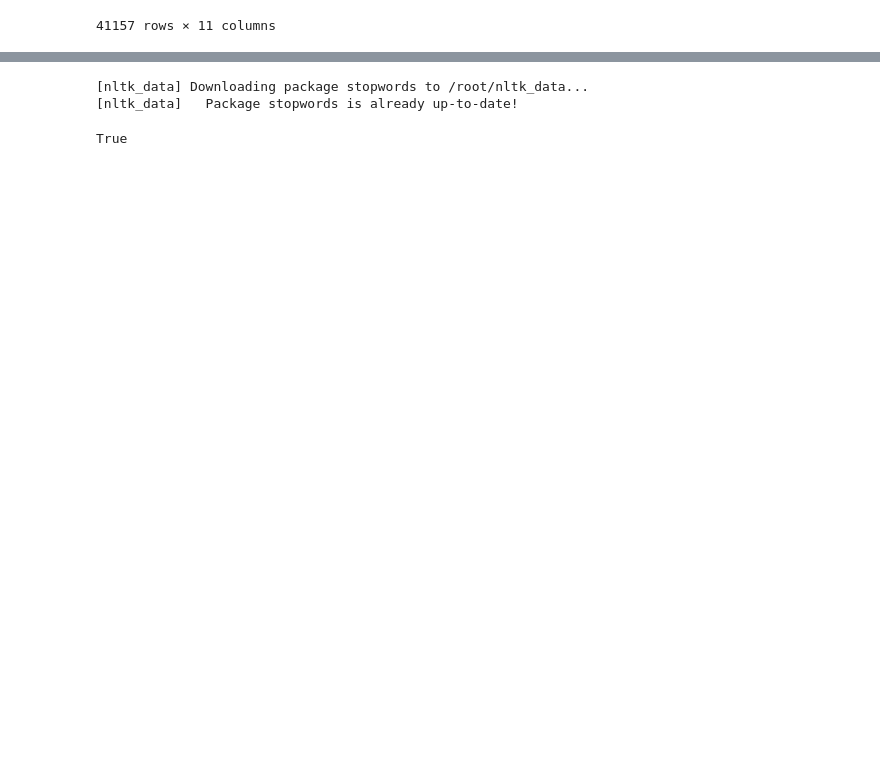
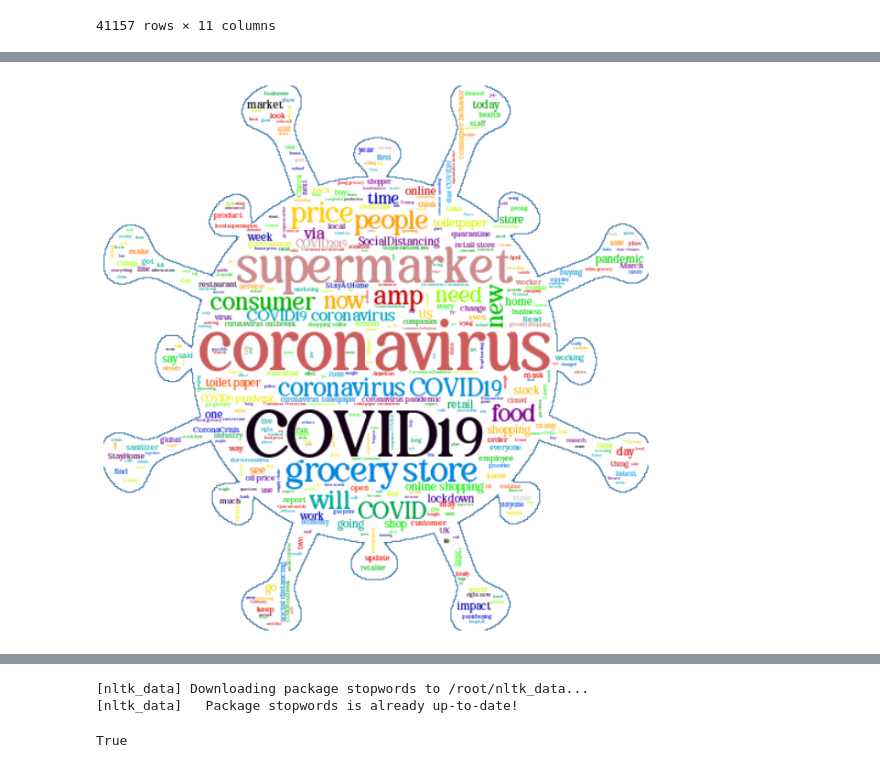
Before and after one commit to Yash1289/CoronaVirus_Tweet_Sentiment, a Jupyter notebook: Coronavirus_Tweet_Sentiment_Analysis_Capstone_Project.ipynb, the cells around one changed output, grey strips where cells are left out. Cells and saved outputs as stored; diff of their text form; code cells hidden in the pictures; blank space fills up the shorter version.

```diff
--- a/Coronavirus_Tweet_Sentiment_Analysis_Capstone_Project.ipynb
+++ b/Coronavirus_Tweet_Sentiment_Analysis_Capstone_Project.ipynb
@@ -424,0 +432,5 @@ plt.show()
+# %%
+negative_tweets = corona_eda_df[corona_eda_df["Sentiment"] == "Negative"]
+corona_wordcloud(negative_tweets)
+# %% [output]
+[figure, added]
```
Also changed, not shown: parts of 186 cells of this notebook.
